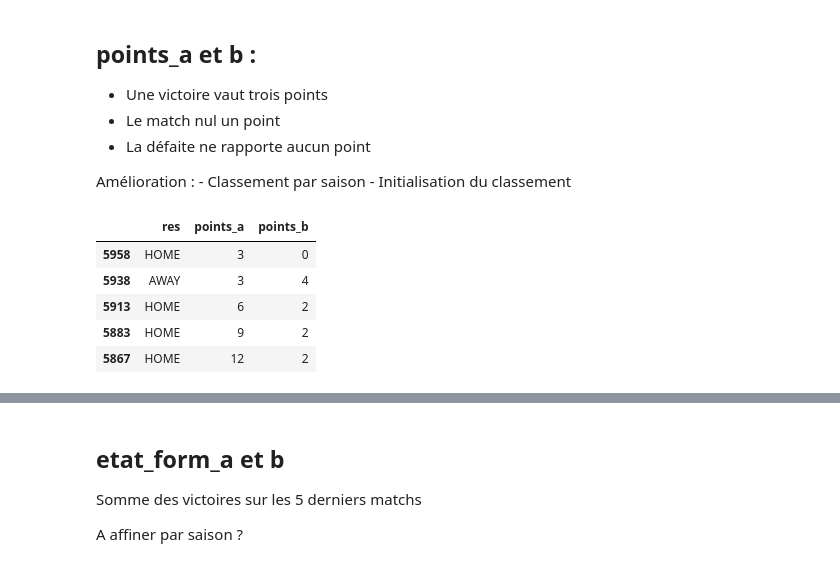
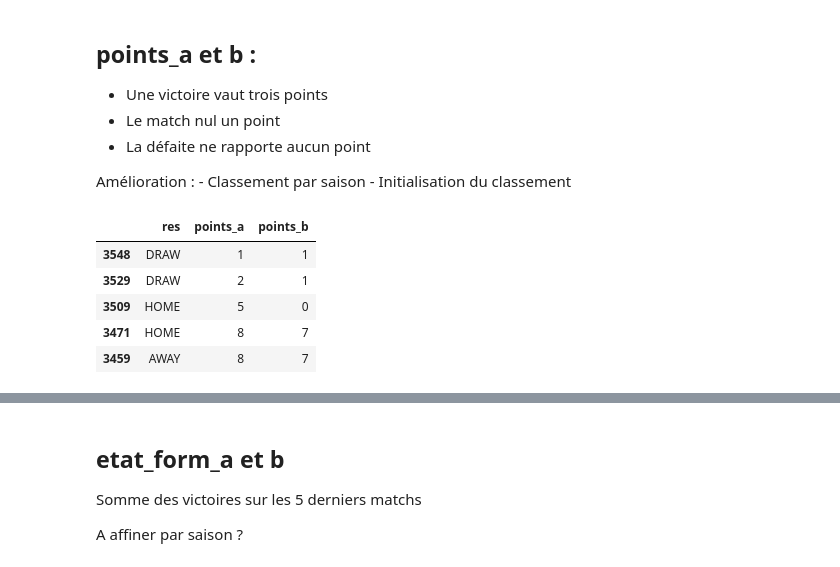
Before and after one commit to samirLazzali/football-ligue-1-scraping-eda, a Jupyter notebook: preprocessing.ipynb, the cells around one changed output, grey strips where cells are left out. Saved outputs shown, nothing was run; the diff lists cells and outputs as text; code cells hidden in the pictures.

```diff
--- a/preprocessing.ipynb
+++ b/preprocessing.ipynb
@@ -17,8 +17,9 @@ package_dir = os.path.dirname(os.path.abspath(sys.argv[1]))
 file_name = "exctract"
 thefile = os.path.join(package_dir, file_name+'.csv')
 print(thefile)
-ext = pd.read_csv(thefile)
-ext = ext.sort_values(by="date")
-print(ext.shape)
-ext.head(5)
+raw_ext = pd.read_csv(thefile)
+raw_ext = ext.sort_values(by="date")
+print(raw_ext.shape)
+ext = raw_ext.copy()
+raw_ext.head(5)
 # %% [output]
@@ -132,28 +136,38 @@ Ex : [Fifa](https://www.lefigaro.fr/le-scan-sport/le-saviez-vous/2014/07/17/2700
 Amélioration :
     - Classement par saison
     - Initialisation du classement
+# %%
+ext = raw_ext.copy()
 # %%
-ext['points_a'] = 0
-ext['points_b'] = 0
+# ajouter season, faire une fonction
+# modifier filter
+# attention ! ajouter ext['team_a'] == team_a
+season = "2010/2011"
+def func_points(ext, season):
+    ext['points_a'] = ext.apply(lambda row : 3 if row.res == 'HOME' else (1  if row.res == 'DRAW' else 0), axis = 1)
+    ext['points_b'] = ext.apply(lambda row : 3 if row.res == 'AWAY' else (1  if row.res == 'DRAW' else 0), axis = 1)
 
-# team_a
-for team_a in ext.team_a.unique():
-    ext.loc[ext['team_a'] == team_a, 'points_a'] = ext[ext.team_a == team_a].apply(lambda row : 3 if row.res == 'HOME' else (1  if row.res == 'DRAW' else 0), axis = 1)
-    ext.loc[ext['team_a'] == team_a, 'points_a'] = ext[ext['team_a'] == team_a]['points_a'].cumsum()
+    # team_a
+    for team_a in ext.team_a.unique():
+        a_filter = (ext['team_a'] == team_a) & (ext.season == season)
+        ext.loc[a_filter, 'points_a'] = ext[a_filter].apply(lambda row : 3 if row.res == 'HOME' else (1  if row.res == 'DRAW' else 0), axis = 1)
+        ext.loc[a_filter, 'points_a'] = ext[a_filter]['points_a'].cumsum()
 
-# team_b
-for team_b in ext.team_b.unique():
-    ext.loc[ext['team_b'] == team_b, 'points_b'] = ext[ext.team_b == team_b].apply(lambda row : 3 if row.res == 'AWAY' else (1  if row.res == 'DRAW' else 0), axis = 1)
-    ext.loc[ext['team_b'] == team_b, 'points_b'] = ext[ext['team_b'] == team_b]['points_b'].cumsum()
+    # team_b
+    for team_b in ext.team_b.unique():
+        team_filter = (ext['team_b'] == team_b) & (ext.season == season)
+        ext.loc[team_filter, 'points_b'] = ext[team_filter].apply(lambda row : 3 if row.res == 'AWAY' else (1  if row.res == 'DRAW' else 0), axis = 1)
+        ext.loc[team_filter, 'points_b'] = ext[team_filter]['points_b'].cumsum()
 
+func_points(ext, season)
 
 # verification
 team_a = 'Rennes'
-ext[ext.team_a == team_a][['res','points_a', 'points_b']].head()
+ext[((ext.team_a == 'Rennes')) & (ext.season == season)][['res','points_a', 'points_b']].head()
 # %% [output]
 |  | res | points_a | points_b |
-| 5958 | HOME | 3 | 0 |
-| 5938 | AWAY | 3 | 4 |
-| 5913 | HOME | 6 | 2 |
-| 5883 | HOME | 9 | 2 |
-| 5867 | HOME | 12 | 2 |
+| 3548 | DRAW | 1 | 1 |
+| 3529 | DRAW | 2 | 1 |
+| 3509 | HOME | 5 | 0 |
+| 3471 | HOME | 8 | 7 |
+| 3459 | AWAY | 8 | 7 |
```
Also changed, not shown: parts of 19 cells of this notebook.
